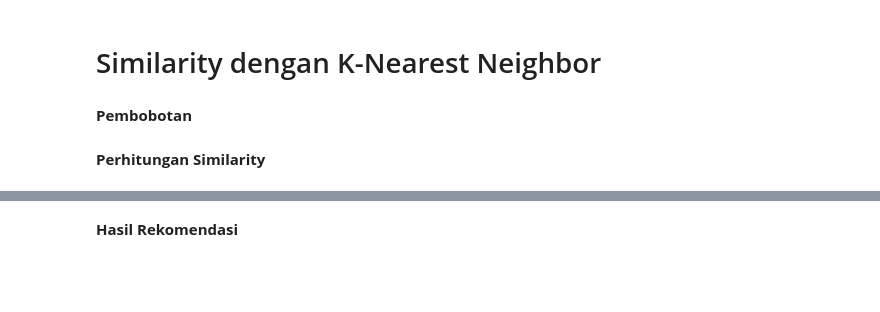
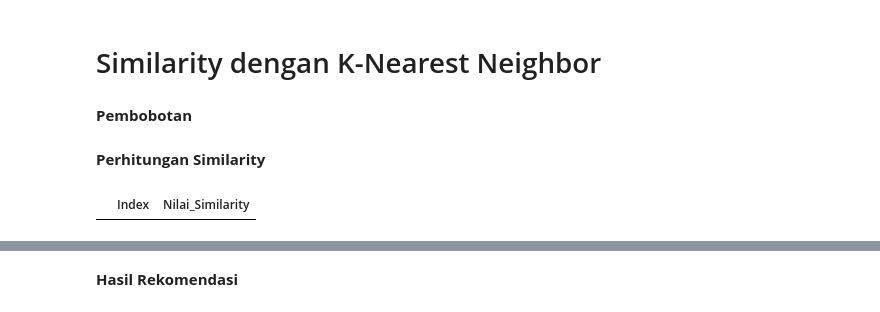
Before and after one commit to PutraPrasetya/balkunBE, a Jupyter notebook: CBR_Restaurant.ipynb, the cells around one changed output, grey strips where cells are left out. Saved outputs shown, nothing was run; the diff lists cells and outputs as text; code cells hidden in the pictures; blank space fills up the shorter version.

```diff
--- a/CBR_Restaurant.ipynb
+++ b/CBR_Restaurant.ipynb
@@ -335,7 +347,10 @@ dataframe_similarity=pd.DataFrame(index, columns=['Index'])
 dataframe_similarity['Nilai_Similarity'] = similarity
 # %%
 treshold_resto = dataframe_similarity.loc[(dataframe_similarity.Nilai_Similarity >= 70)]
-treshold_resto = treshold_resto.sort_values('Nilai_Similarity',ascending=False).head(5)
+treshold_resto = treshold_resto.sort_values('Nilai_Similarity',ascending=False)
+treshold_resto
+# %% [output]
+|  | Index | Nilai_Similarity |
 # %%
 end_time = time.time()
 total_time = end_time - start_time
```
Also changed, not shown: parts of 10 cells of this notebook, 3 other files.
